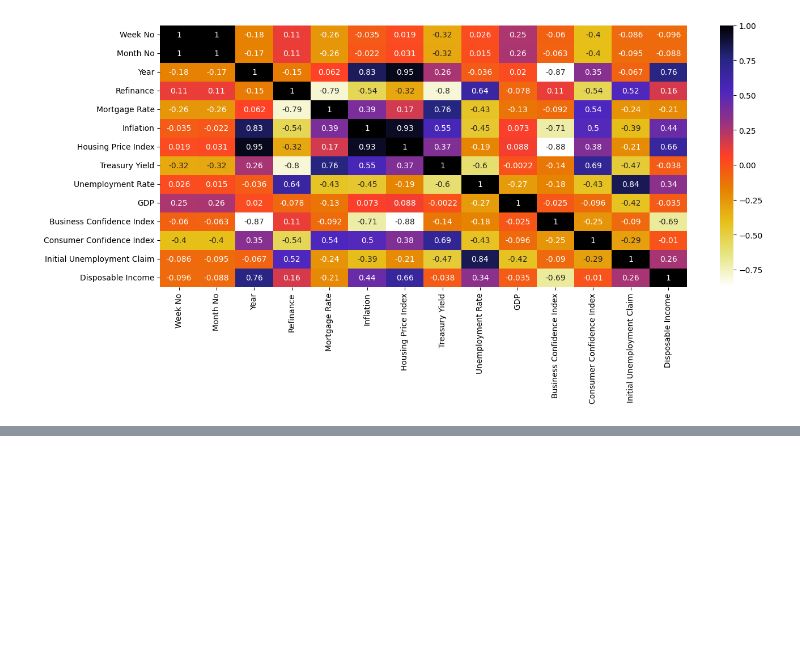
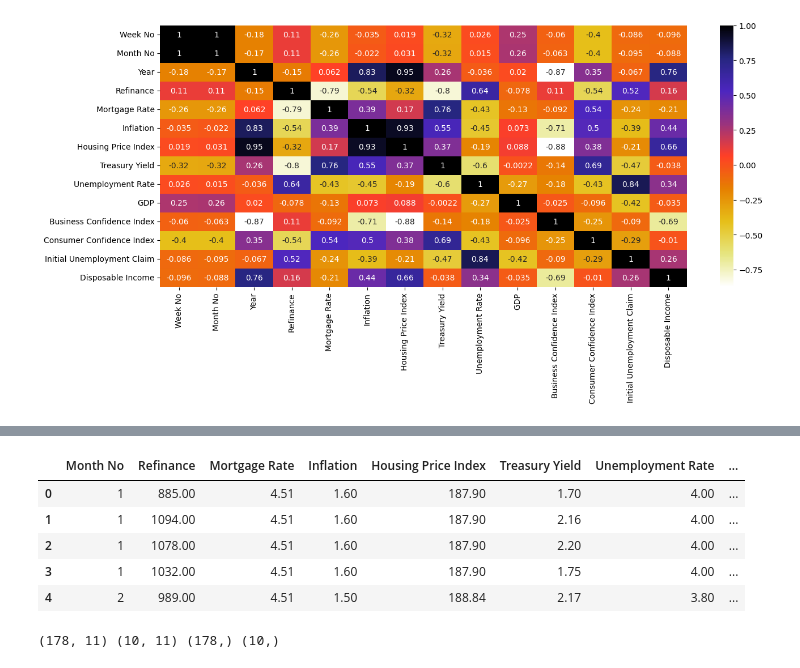
Before and after one commit to karthikeya-1508/ML_prac_files, a Jupyter notebook: Regression_Projects/Refinance_Project/Refinance_muticollinearity_Standardisation_Hyper_parameter_Tuning_LR_L1_L2_RF_XGBoost.ipynb, the cells around one changed output, grey strips where cells are left out. Cells and saved outputs as stored; diff of their text form; code cells hidden in the pictures; blank space fills up the shorter version.

```diff
--- a/Regression_Projects/Refinance_Project/Refinance_muticollinearity_Standardisation_Hyper_parameter_Tuning_LR_L1_L2_RF_XGBoost.ipynb
+++ b/Regression_Projects/Refinance_Project/Refinance_muticollinearity_Standardisation_Hyper_parameter_Tuning_LR_L1_L2_RF_XGBoost.ipynb
@@ -574,0 +614,2 @@ plt.show()
+# %%
+base_data_upd = base_data.drop(['Week No','Year'],axis=1)
@@ -574,0 +625,9 @@ plt.show()
+# %%
+base_data_upd.head()
+# %% [output]
+|  | Month No | Refinance | Mortgage Rate | Inflation | Housing Price Index | Treasury Yield | Unemployment Rate | ... |
+| 0 | 1 | 885.00 | 4.51 | 1.60 | 187.90 | 1.70 | 4.00 | ... |
+| 1 | 1 | 1094.00 | 4.51 | 1.60 | 187.90 | 2.16 | 4.00 | ... |
+| 2 | 1 | 1078.00 | 4.51 | 1.60 | 187.90 | 2.20 | 4.00 | ... |
+| 3 | 1 | 1032.00 | 4.51 | 1.60 | 187.90 | 1.75 | 4.00 | ... |
+| 4 | 2 | 989.00 | 4.51 | 1.50 | 188.84 | 2.17 | 3.80 | ... |
@@ -574,0 +639,4 @@ plt.show()
+# %%
+print(X_train.shape,X_test.shape,y_train.shape,y_test.shape)
+# %% [output]
+(178, 11) (10, 11) (178,) (10,)
```
Also changed, not shown: parts of 52 cells of this notebook, 1 other file.
